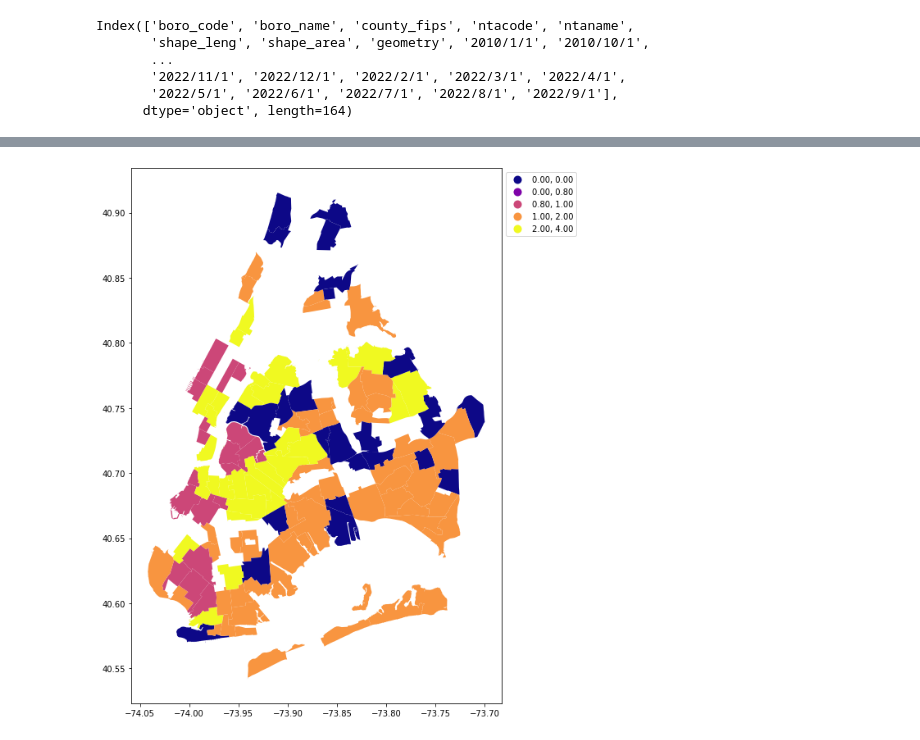
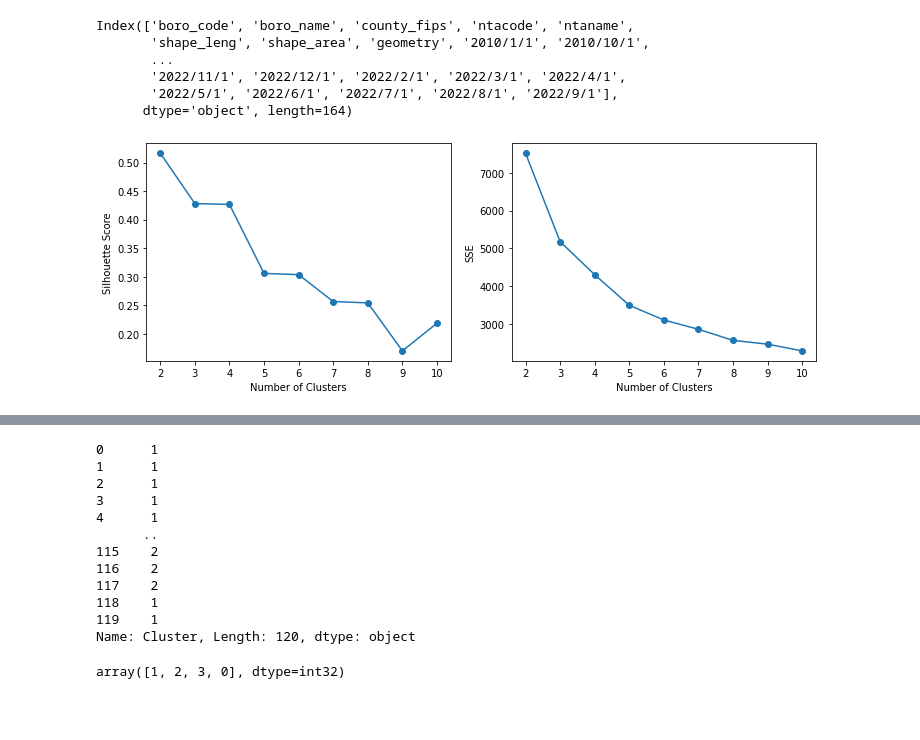
Before and after one commit to emj1020/applied_data_science_final_project, a Jupyter notebook: Scripts/ADS Clustering.ipynb, the cells around one changed output, grey strips where cells are left out. Drawn from its saved outputs; the diff is of its cells as text; code cells hidden in the pictures; blank space fills up the shorter version.

```diff
--- a/Scripts/ADS Clustering.ipynb
+++ b/Scripts/ADS Clustering.ipynb
@@ -150,3 +148,51 @@ columns = df.iloc[:, 8:].columns.tolist()
+# %%
+from sklearn.cluster import KMeans
+from sklearn.metrics import silhouette_score
+from sklearn.preprocessing import StandardScaler
+import matplotlib.pyplot as plt
+
+# Initialize the StandardScaler
+scaler = StandardScaler()
+
+# Select the columns you want to cluster on
+columns = df.iloc[:, 8:].columns.tolist()
+
+# Scale the data using StandardScaler
+df[columns] = scaler.fit_transform(df[columns])
+
+# Define the range of cluster numbers to test
+cluster_range = range(2, 11)
+
+# Initialize empty lists to store the results
+silhouette_scores = []
+sses = []
+
+# Loop over the cluster range and fit KMeans for each number of clusters
+for n_clusters in cluster_range:
+
+    # Fit KMeans algorithm
+    kmeans = KMeans(n_clusters=n_clusters)
+    kmeans.fit(df[columns])
+
+    # Calculate Silhouette Score
+    silhouette_scores.append(silhouette_score(df[columns], kmeans.labels_))
+
+    # Calculate SSE
+    sses.append(kmeans.inertia_)
+
+# Plot the results
+fig, ax = plt.subplots(1,2, figsize=(12,4))
+ax[0].plot(cluster_range, silhouette_scores, marker='o')
+ax[0].set_xlabel('Number of Clusters')
+ax[0].set_ylabel('Silhouette Score')
+
+ax[1].plot(cluster_range, sses, marker='o')
+ax[1].set_xlabel('Number of Clusters')
+ax[1].set_ylabel('SSE')
+
+plt.show()
+# %% [output]
+[figure, added]
 # %%
 from sklearn.cluster import KMeans
 from sklearn.preprocessing import StandardScaler
@@ -180,13 +226,22 @@ df
 | 118 | 3 | Brooklyn | 047 | BK83 | Cypress Hills-City Line | 35564.0581876 | 27609541.0302 | MULTIPOLYGON (((-73.86335 40.6793... | -0.724187 | ... |
 | 119 | 4 | Queens | 081 | QN53 | Woodhaven | 28046.4555852 | 37034075.9267 | MULTIPOLYGON (((-73.84914 40.6982... | -0.621139 | ... |
 120 rows × 165 columns
-# %%
-df.plot(column = 'Cluster', k=10, scheme='Quantiles',
-         cmap='plasma', markersize=0.01, figsize=(12,12), legend=True,
-         missing_kwds={"color": "lightgrey", "edgecolor": "blue",
-                       "hatch": "///", "label": "Missing values"},
-         legend_kwds={'bbox_to_anchor': (1, 1), 'loc': 'upper left'})
-
-plt.show()
-# %% [output]
-[figure, removed]
+# %%
+df['Cluster'].astype(str)
+# %% [output]
+0      1
+1      1
+2      1
+3      1
+4      1
+      ..
+115    2
+116    2
+117    2
+118    1
+119    1
+Name: Cluster, Length: 120, dtype: object
+# %%
+df['Cluster'].unique()
+# %% [output]
+array([1, 2, 3, 0], dtype=int32)
```
Also changed, not shown: parts of 16 cells of this notebook.
